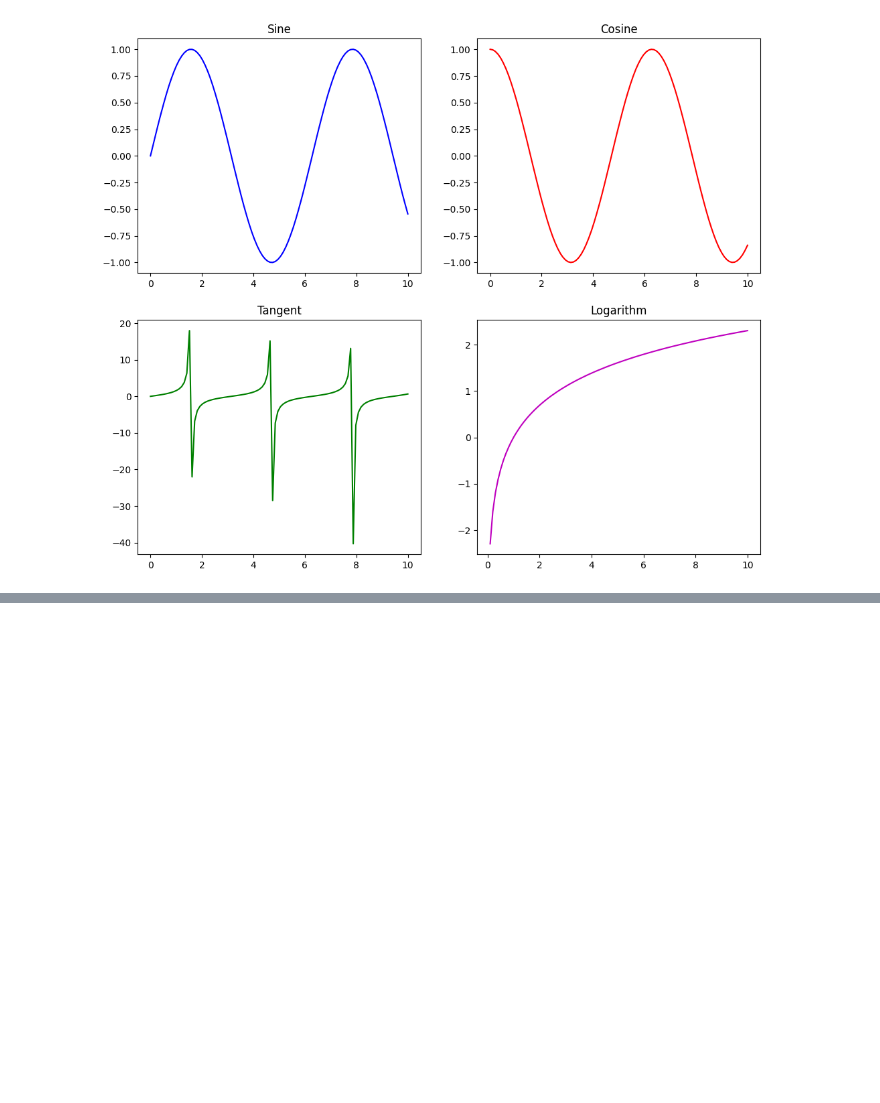
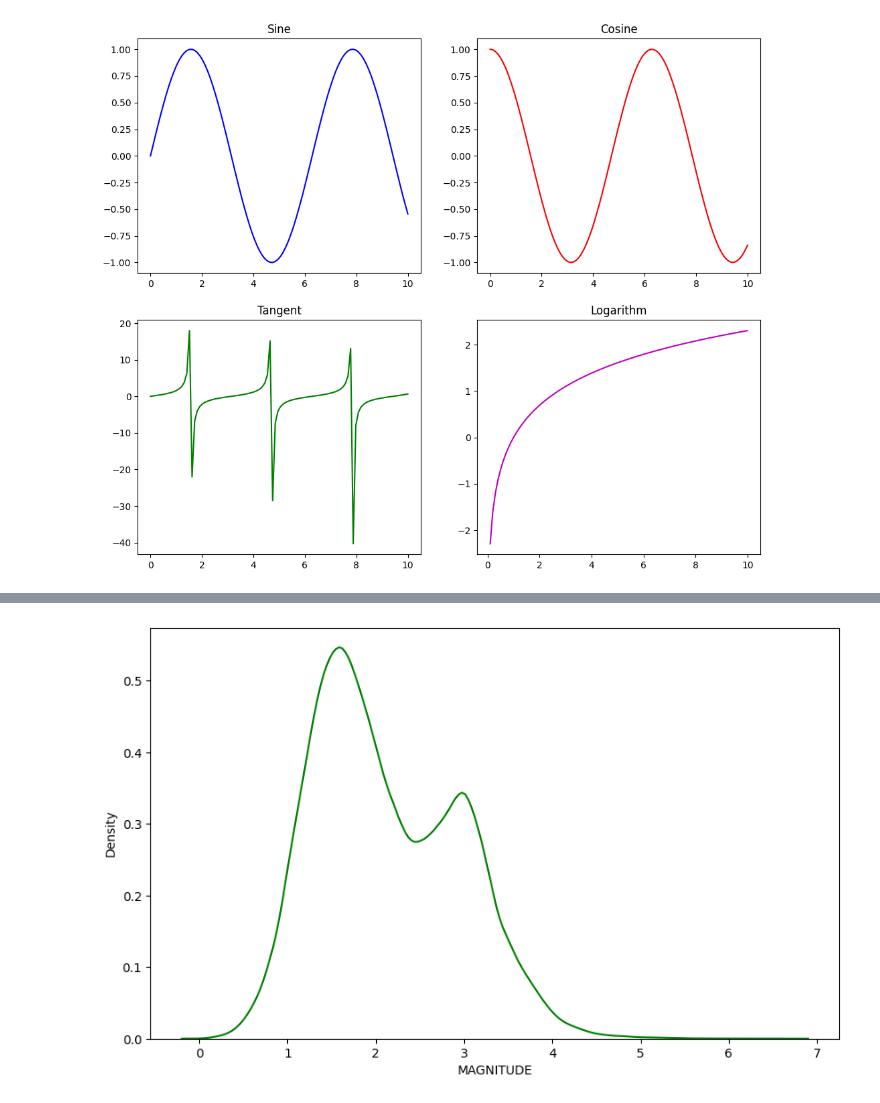
Before and after one commit to WamzMwangi/25b_PyData_Class, a Jupyter notebook: python_viz.ipynb, the cells around one changed output, grey strips where cells are left out. Saved outputs shown, nothing was run; the diff lists cells and outputs as text; code cells hidden in the pictures; blank space fills up the shorter version.

```diff
--- a/python_viz.ipynb
+++ b/python_viz.ipynb
@@ -157,0 +283,11 @@ plt.show()
+# %%
+#sns.kde()
+plt.figure(figsize=(10,6))
+
+sns.kdeplot(data=quake_df, x='MAGNITUDE' ,color='green')
+
+
+
+plt.show()
+# %% [output]
+[figure, added]
```
Also changed, not shown: parts of 29 cells of this notebook, 2 other files.
